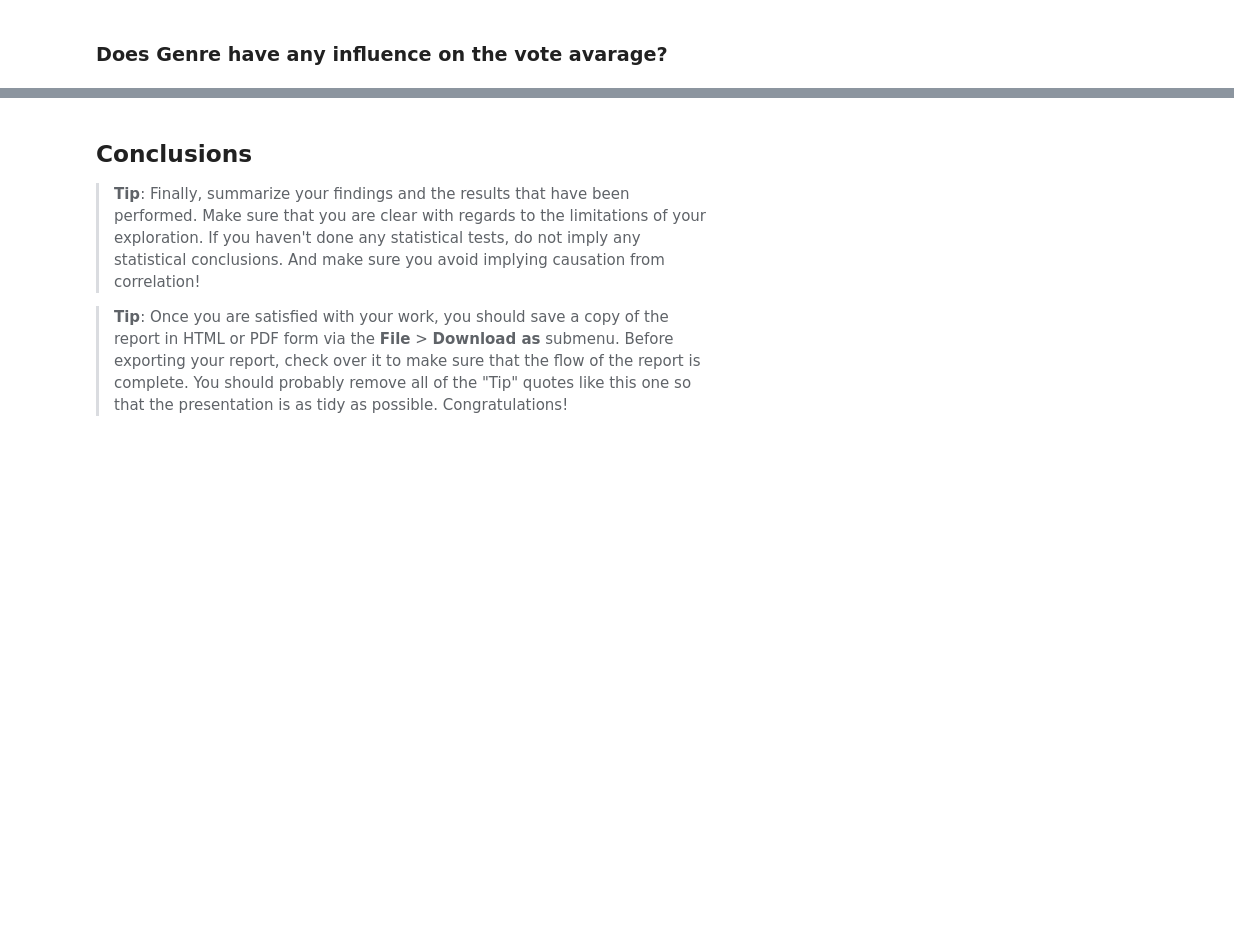
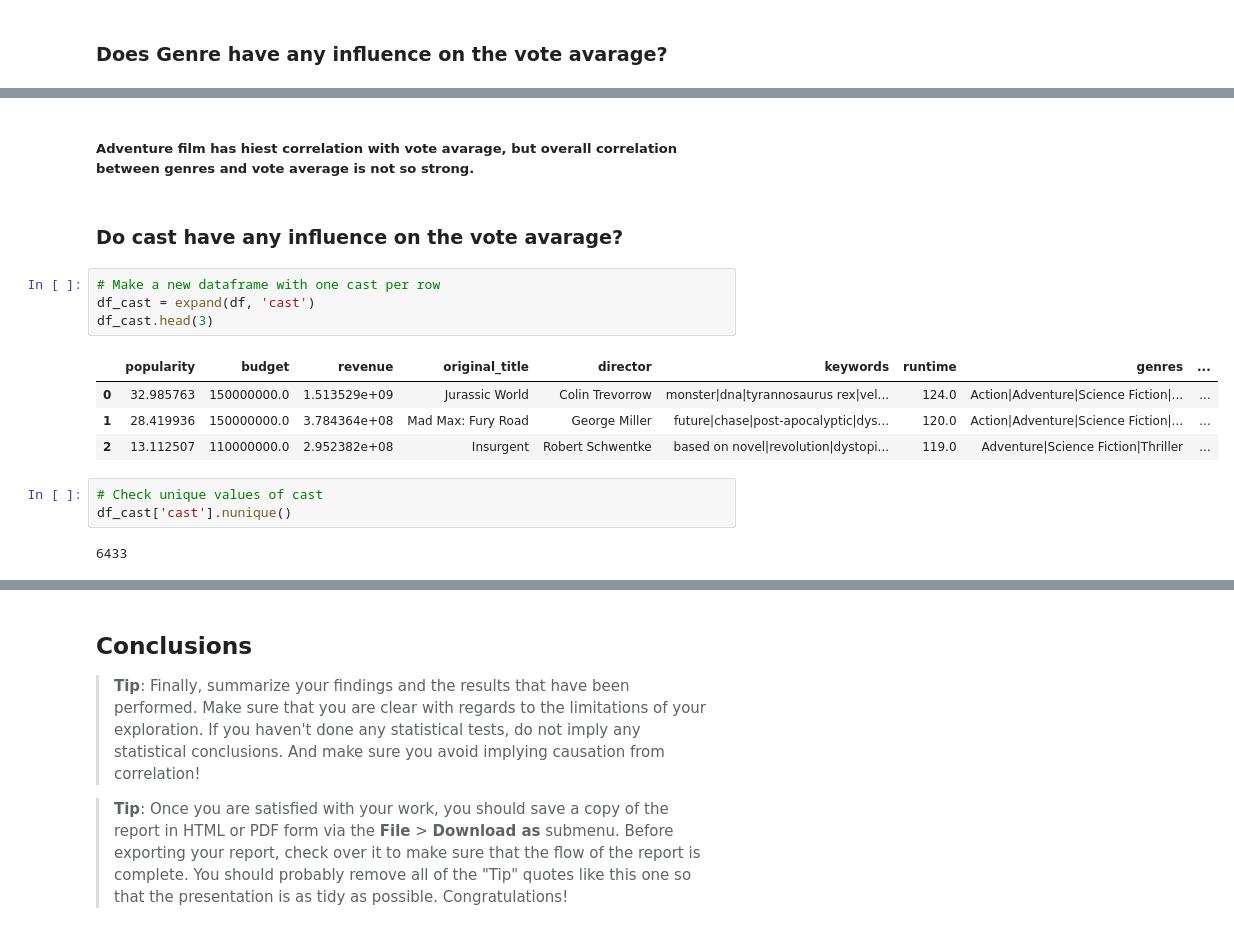
Before and after one commit to KaoriMI/Project_Investigate_a_Dataset, a Jupyter notebook: Investigate_TMDb_Movie_Dataset.ipynb, the cells around one changed output, grey strips where cells are left out. Drawn from its saved outputs; the diff is of its cells as text; blank space fills up the shorter version.

```diff
--- a/Investigate_TMDb_Movie_Dataset.ipynb
+++ b/Investigate_TMDb_Movie_Dataset.ipynb
@@ -232,0 +317,18 @@ df_year.corr()
+# %% [markdown]
+##### Adventure film has hiest correlation with vote avarage, but overall correlation between genres and vote average is not so strong.
+# %% [markdown]
+### Do cast have any influence on the vote avarage?
+# %%
+# Make a new dataframe with one cast per row
+df_cast = expand(df, 'cast')
+df_cast.head(3)
+# %% [output]
+|  | popularity | budget | revenue | original_title | director | keywords | runtime | genres | ... |
+| 0 | 32.985763 | 150000000.0 | 1.513529e+09 | Jurassic World | Colin Trevorrow | monster|dna|tyrannosaurus rex|vel... | 124.0 | Action|Adventure|Science Fiction|... | ... |
+| 1 | 28.419936 | 150000000.0 | 3.784364e+08 | Mad Max: Fury Road | George Miller | future|chase|post-apocalyptic|dys... | 120.0 | Action|Adventure|Science Fiction|... | ... |
+| 2 | 13.112507 | 110000000.0 | 2.952382e+08 | Insurgent | Robert Schwentke | based on novel|revolution|dystopi... | 119.0 | Adventure|Science Fiction|Thriller | ... |
+# %%
+# Check unique values of cast
+df_cast['cast'].nunique()
+# %% [output]
+6433
```
Also changed, not shown: parts of 16 cells of this notebook.
